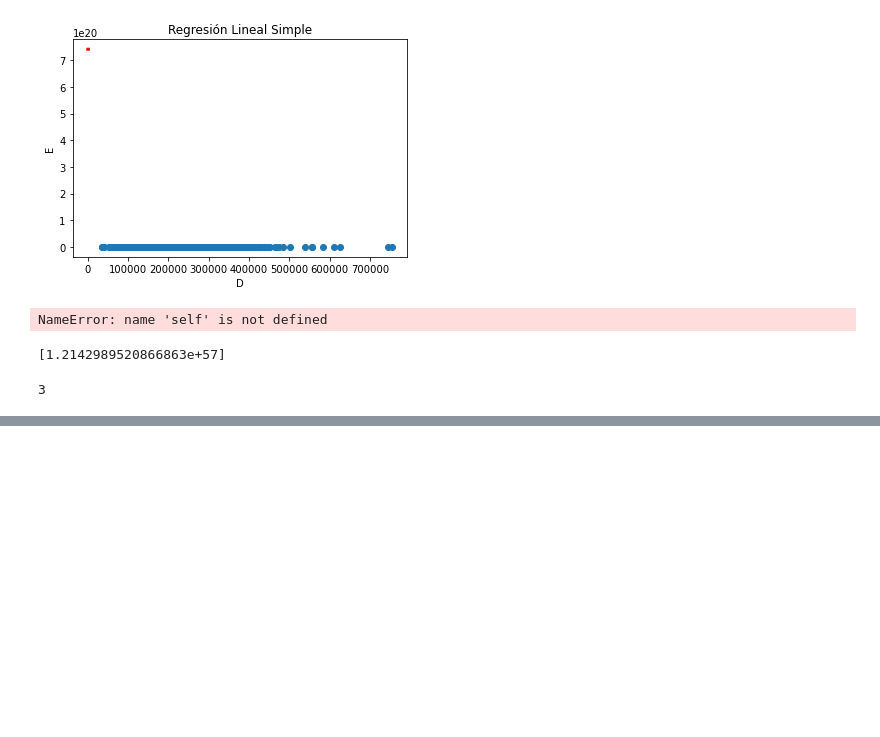
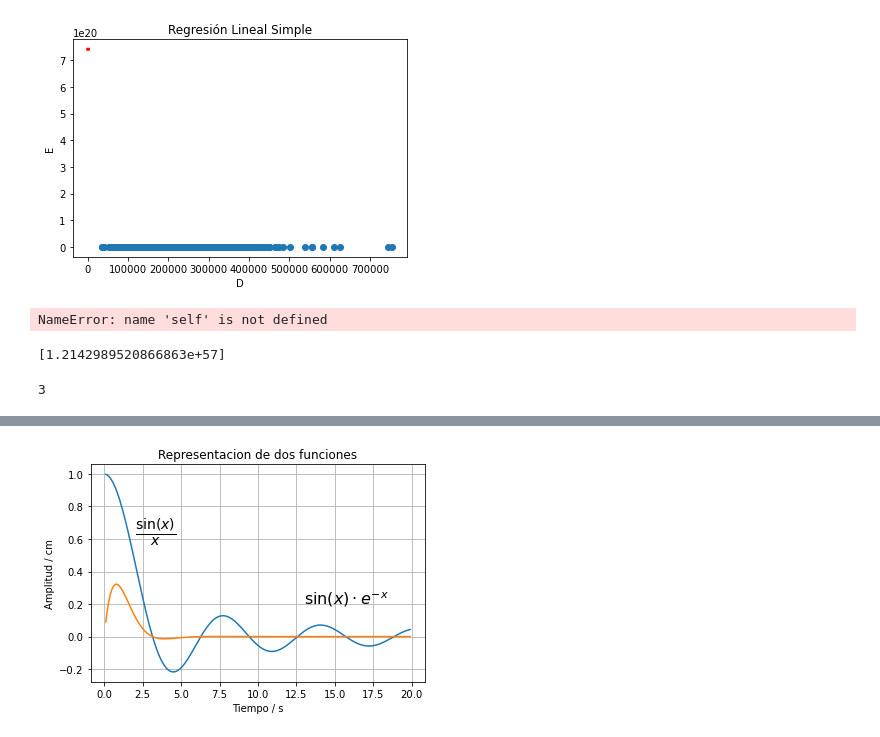
Before and after one commit to Marcot98/MaestriaDataScience, a Jupyter notebook: Ciencia de Datos en Python/Proyecto Final/pruebas proyecto final.ipynb, the cells around one changed output, grey strips where cells are left out. Saved outputs shown, nothing was run; the diff lists cells and outputs as text; code cells hidden in the pictures; blank space fills up the shorter version.

```diff
--- a/Ciencia de Datos en Python/Proyecto Final/pruebas proyecto final.ipynb
+++ b/Ciencia de Datos en Python/Proyecto Final/pruebas proyecto final.ipynb
@@ -769,0 +893,35 @@ resto
+# %%
+import numpy
+import matplotlib
+from matplotlib import pylab, mlab, pyplot
+np = numpy
+plt = pyplot
+
+from IPython.display import display
+from IPython.core.pylabtools import figsize, getfigs
+
+from pylab import *
+from numpy import *
+from math import *
+from numpy import *
+
+t = arange(0.1, 20, 0.1)
+
+y1 = sin(t)/t
+y2 = sin(t)*exp(-t)
+p1, p2 = plot(t, y1, t, y2)
+
+# Texto en la gráfica en coordenadas (x,y)
+texto1 = text(2, 0.6, r'$\frac{\sin(x)}{x}$', fontsize=20)
+texto2 = text(13, 0.2, r'$\sin(x) \cdot e^{-x}$', fontsize=16)
+
+# Añado una malla al gráfico
+grid()
+
+title('Representacion de dos funciones')
+xlabel('Tiempo / s')
+ylabel('Amplitud / cm')
+
+show()
+# %% [output]
+[figure, added]
```
Also changed, not shown: parts of 6 cells of this notebook, 1 other file.
